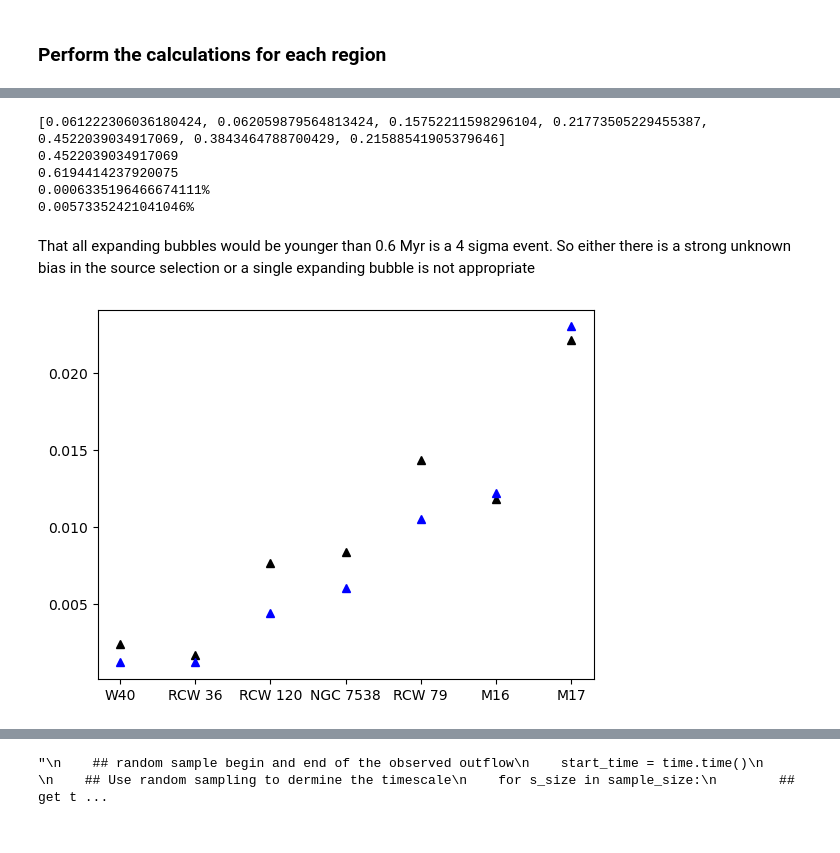
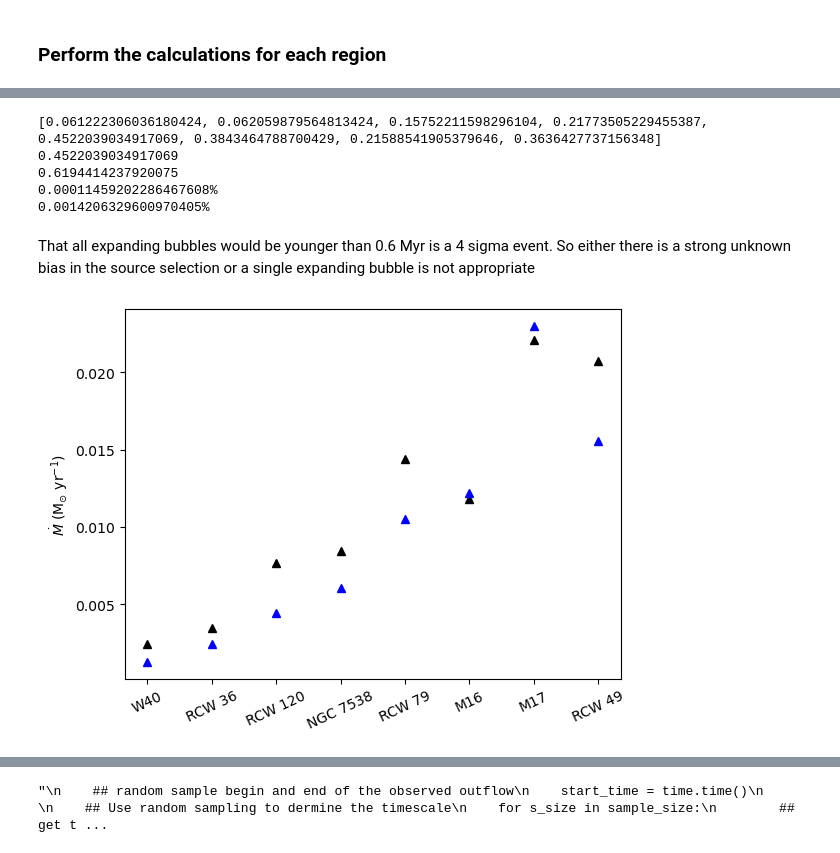
Before and after one commit to lmlb-astro/timescale-CII-, a Jupyter notebook: calc_mass_rate.ipynb, the cells around one changed output, grey strips where cells are left out. Cells and saved outputs as stored; diff of their text form; code cells hidden in the pictures.

```diff
--- a/calc_mass_rate.ipynb
+++ b/calc_mass_rate.ipynb
@@ -52,15 +52,15 @@ H_in_gram = 2.2e-24
 ## -2: declination in deg:mm:ss or decimal form
 ## -1: name of the region
 names = {
-    'W40_CII_final_20_8_0p5_clean': [502., 9.91, 0.9, -14., 1., 11., 23., 6., 0.5, 18800., 8200., 14900., '18:31:27.83', '-02:05:23.7', 'W40'],
+    'W40_CII_final_20_8_0p5_clean': [502., 9.91, 0.9, -14., 1., 11., 23., 6., 0.5, 8600., 5700., 7900., '18:31:27.83', '-02:05:23.7', 'W40'],
     'RCW36_CII_final_20_8_0p5_clean': [950., 8.05, 1.1, -12., 1.65, 11.65, 22., 6.65, 0.9, 25000., 7200., 16200., '08:59:29.0', '-43:45:06.0', 'RCW 36'],
-    'RCW120_CII_final_20_8_0p5_clean': [1680., 11.7, 1.2, -27., -12.5, -2.5, 18., -7.5, 0.5, 5450., 4800., 5450., '17:12:20.8', '-38:29:25.5', 'RCW 120'],
+    'RCW120_CII_final_20_8_0p5_clean': [1680., 11.7, 1.2, -27., -12.5, -2.5, 18., -7.5, 0.5, 32200., 8000., 19900., '17:12:20.8', '-38:29:25.5', 'RCW 120'],
     #'OrionA_CII_final_20_8_0p5_clean': [414., '05:35:16.46', '-05:23:22.8', 'M42'],
     'NGC7538_CII_final_20_8_0p5_clean': [2650., 10.7, 2.2, -80., -61.2, -50.2, -33., -55.8, 0.8, 47700., 18300., 33300., '23:13:34.5', '61:30:14.3', 'NGC 7538'],
     'RCW79_CII_final_20_8_0p5_clean': [3900., 9.7, 2.3, -70., -52.2, -38., -26., -47.2, 0.6, 8500., 1600., 6300., '13:40:09.1', '-61:43:51.9', 'RCW 79'],
     'm16_CII_final_20_8_0p5_clean': [1706., 8.04, 1.3, 5., 16.8, 30.0, 41., 21.8, 0.5, 25800., 5600., 16700., 274.67, -13.78, 'M16'],
     'm17_CII_final_20_8_0p5_clean': [1900., 13.0, 0.58, -11., 12.9, 37., 52., 19.8, 0.5, 87500., 28500., 54600., 275.1, -16.16, 'M17'],
-    #'RCW49_CII_final_20_8_0p5_clean': [4160., 12.2, '', '', 'RCW 49'],
+    'RCW49_CII_final_20_8_0p5_clean': [4160., 19.7, 1.25, -30., -10., 20., 30., 1.5, 0.5, 61100., 15100., 47900., '10:24:11.6', '-57:46:42.5', 'RCW 49'],
 }
 
 #####################
@@ -244,12 +244,14 @@ for name in names:
 
     ## calculate the rate
     mrate1 = tot_mass/np.nanmean(dt_clus)/1e6 ## /1e6 for Msun/year
+    if names[name][-1] == 'RCW 36': mrate1 = 2.*mrate1 ## correct for half map RCW 36
     rates_from_clus.append(mrate1)
     print(mrate1)
 
     t_weighted = np.nansum(w_for_wings*dt_from_wings)/np.nansum(w_for_wings)
     print(t_weighted)
     mrate2 = tot_mass/t_weighted/1e6 ## /1e6 for Msun/year
+    if names[name][-1] == 'RCW 36': mrate2 = 2.*mrate2 ## correct for half map RCW 36
     rates_from_wings.append(mrate2)
     print(mrate2)
 
@@ -335,21 +337,24 @@ print('{perc}%'.format(perc = 100.*p_clus))
 p_clus = (dt_wing_max/clus_cutoff)**(len(dts_from_wings))
 print('{perc}%'.format(perc = 100.*p_clus))
 # %% [output]
-[0.061222306036180424, 0.062059879564813424, 0.15752211598296104, 0.21773505229455387, 0.4522039034917069, 0.3843464788700429, 0.21588541905379646]
+[0.061222306036180424, 0.062059879564813424, 0.15752211598296104, 0.21773505229455387, 0.4522039034917069, 0.3843464788700429, 0.21588541905379646, 0.3636427737156348]
 0.4522039034917069
 0.6194414237920075
-0.0006335196466674111%
-0.00573352421041046%
+0.00011459202286467608%
+0.0014206329600970405%
 # %% [markdown]
 That all expanding bubbles would be younger than 0.6 Myr is a 4 sigma event. So either there is a strong unknown bias in the source selection or a single expanding bubble is not appropriate
 # %%
 ## mass ejection rates
 plt.plot(name_list, rates_from_clus, 'k^')
 plt.plot(name_list, rates_from_wings, 'b^')
 
+plt.xticks(rotation = 25.)
+plt.ylabel('$\dot{M}$ (M$_{\odot}$ yr$^{-1}$)')
+
 plt.show()
 # %% [output]
-[figure, old version]
+[figure, new version]
 # %%
 ## current lifetime
 #plt.plot(name_list, times_from_clus10, 'ko')
```
Also changed, not shown: parts of 2 cells of this notebook, 1 other file.
